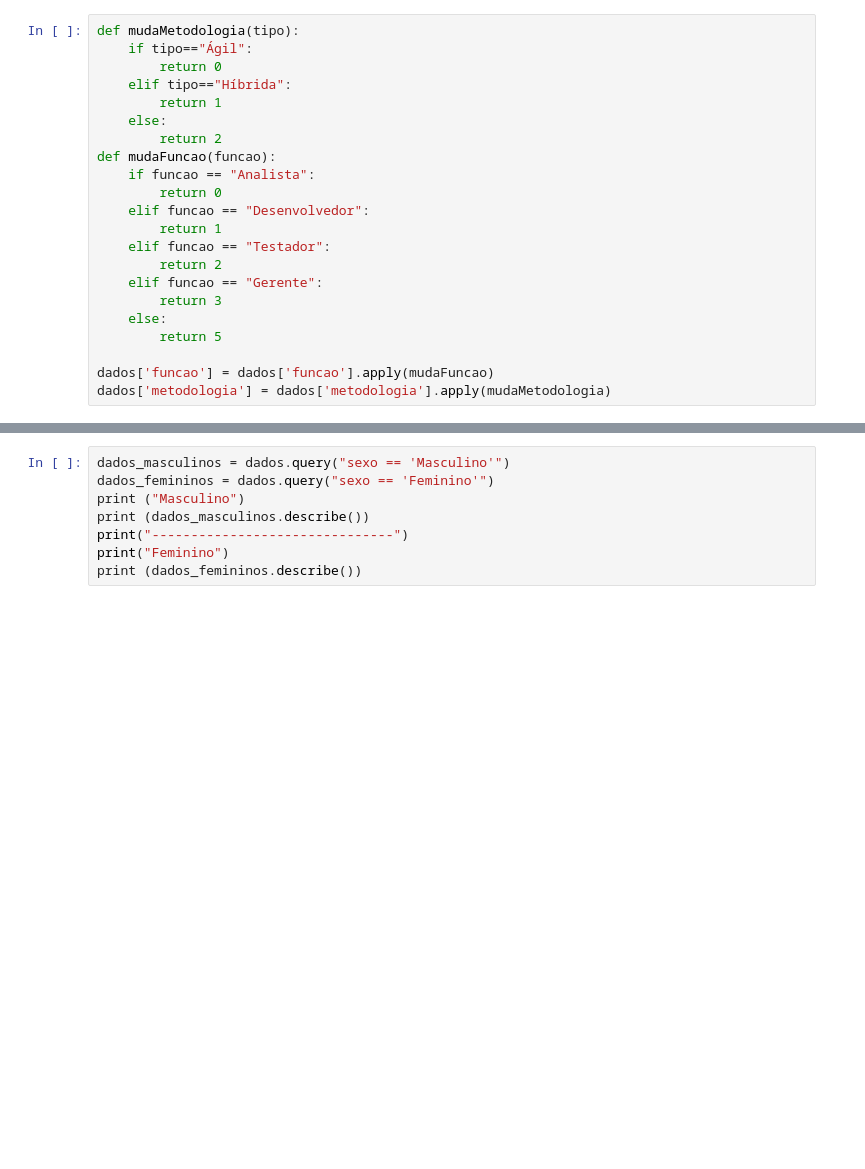
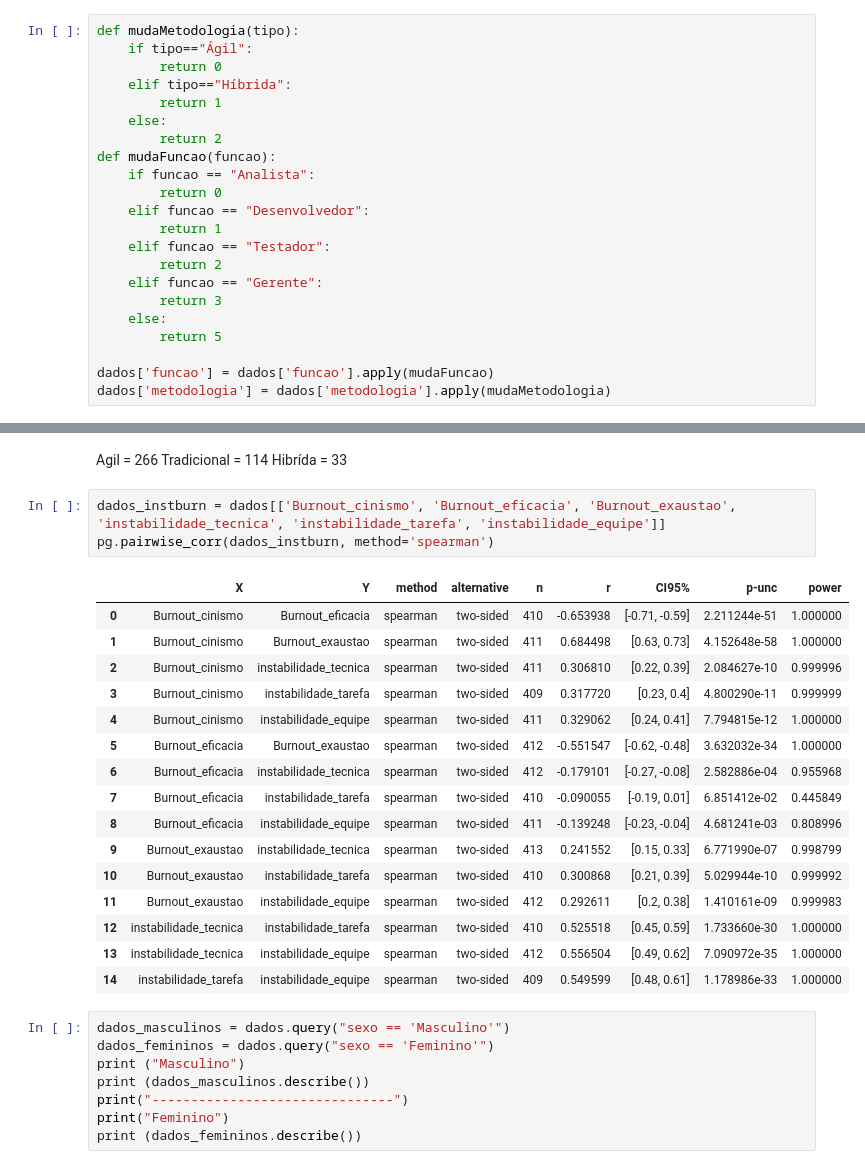
Before and after one commit to dan1lo/PesquisaDoutoradoPosDiferencas, a Jupyter notebook: pesquisa_sexo_completo_base_R.ipynb, the cells around one changed output, grey strips where cells are left out. Cells and saved outputs as stored; diff of their text form; blank space fills up the shorter version.

```diff
--- a/pesquisa_sexo_completo_base_R.ipynb
+++ b/pesquisa_sexo_completo_base_R.ipynb
@@ -159,3 +245,27 @@ dados
+# %% [markdown]
+Agil = 266
+Tradicional = 114
+Hibrída = 33
+# %%
+dados_instburn = dados[['Burnout_cinismo', 'Burnout_eficacia', 'Burnout_exaustao', 'instabilidade_tecnica', 'instabilidade_tarefa', 'instabilidade_equipe']]
+pg.pairwise_corr(dados_instburn, method='spearman')
+# %% [output]
+|  | X | Y | method | alternative | n | r | CI95% | p-unc | power |
+| 0 | Burnout_cinismo | Burnout_eficacia | spearman | two-sided | 410 | -0.653938 | [-0.71, -0.59] | 2.211244e-51 | 1.000000 |
+| 1 | Burnout_cinismo | Burnout_exaustao | spearman | two-sided | 411 | 0.684498 | [0.63, 0.73] | 4.152648e-58 | 1.000000 |
+| 2 | Burnout_cinismo | instabilidade_tecnica | spearman | two-sided | 411 | 0.306810 | [0.22, 0.39] | 2.084627e-10 | 0.999996 |
+| 3 | Burnout_cinismo | instabilidade_tarefa | spearman | two-sided | 409 | 0.317720 | [0.23, 0.4] | 4.800290e-11 | 0.999999 |
+| 4 | Burnout_cinismo | instabilidade_equipe | spearman | two-sided | 411 | 0.329062 | [0.24, 0.41] | 7.794815e-12 | 1.000000 |
+| 5 | Burnout_eficacia | Burnout_exaustao | spearman | two-sided | 412 | -0.551547 | [-0.62, -0.48] | 3.632032e-34 | 1.000000 |
+| 6 | Burnout_eficacia | instabilidade_tecnica | spearman | two-sided | 412 | -0.179101 | [-0.27, -0.08] | 2.582886e-04 | 0.955968 |
+| 7 | Burnout_eficacia | instabilidade_tarefa | spearman | two-sided | 410 | -0.090055 | [-0.19, 0.01] | 6.851412e-02 | 0.445849 |
+| 8 | Burnout_eficacia | instabilidade_equipe | spearman | two-sided | 411 | -0.139248 | [-0.23, -0.04] | 4.681241e-03 | 0.808996 |
+| 9 | Burnout_exaustao | instabilidade_tecnica | spearman | two-sided | 413 | 0.241552 | [0.15, 0.33] | 6.771990e-07 | 0.998799 |
+| 10 | Burnout_exaustao | instabilidade_tarefa | spearman | two-sided | 410 | 0.300868 | [0.21, 0.39] | 5.029944e-10 | 0.999992 |
+| 11 | Burnout_exaustao | instabilidade_equipe | spearman | two-sided | 412 | 0.292611 | [0.2, 0.38] | 1.410161e-09 | 0.999983 |
+| 12 | instabilidade_tecnica | instabilidade_tarefa | spearman | two-sided | 410 | 0.525518 | [0.45, 0.59] | 1.733660e-30 | 1.000000 |
+| 13 | instabilidade_tecnica | instabilidade_equipe | spearman | two-sided | 412 | 0.556504 | [0.49, 0.62] | 7.090972e-35 | 1.000000 |
+| 14 | instabilidade_tarefa | instabilidade_equipe | spearman | two-sided | 409 | 0.549599 | [0.48, 0.61] | 1.178986e-33 | 1.000000 |
 # %%
 dados_masculinos = dados.query("sexo == 'Masculino'")
 dados_femininos = dados.query("sexo == 'Feminino'")
```
Also changed, not shown: parts of 9 cells of this notebook, 1 other file.
